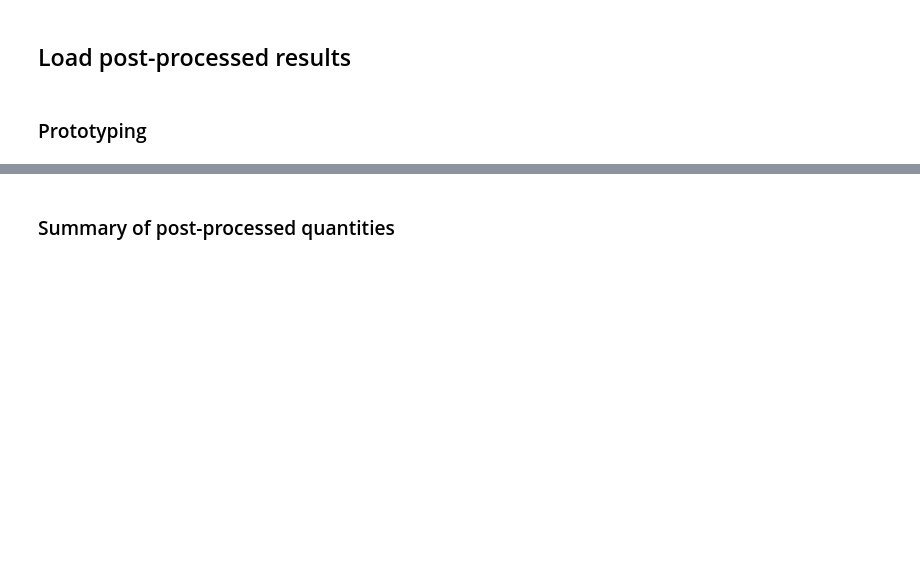
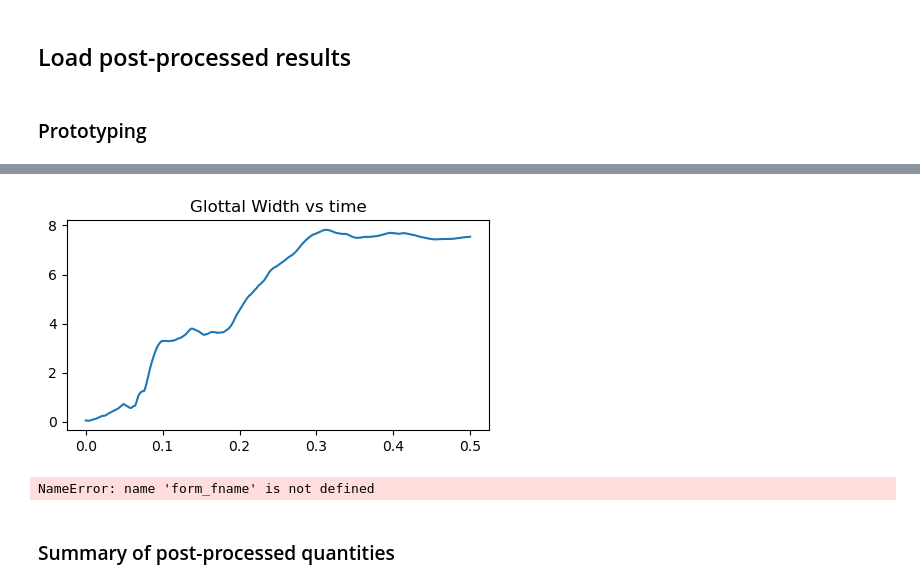
Before and after one commit to UWFluidFlowPhysicsGroup/vf-swelling-fiber, a Jupyter notebook: scar2D.ipynb, the cells around one changed output, grey strips where cells are left out. Saved outputs shown, nothing was run; the diff lists cells and outputs as text; code cells hidden in the pictures; blank space fills up the shorter version.

```diff
--- a/scar2D.ipynb
+++ b/scar2D.ipynb
@@ -55,7 +57,7 @@ PARAMS_DEFAULT = ExpParam({
     'GA': 3.0,
     'DZ': 0.00, # Spacing in Z axis
     'NZ': 1, # Number of segments in Z direction
-    'clscale': 0.5,
+    'clscale': 0.25,
     'Ecov': 2.5e3 * 10, # Ecover (Pa)
     'Ebod': 5e3 * 10, # Ebody (Pa)
     'Escar': 10.0e4, # Escar (Pa)
@@ -64,8 +66,8 @@ PARAMS_DEFAULT = ExpParam({
     'vcov': 1, # Volume change of cover by swelling
     'mcov': 0, # Change in material properties due to swelling (?)
     'psub': 0.6e3 * 10, # Subglottal pressure (kPa)
-    'dt': 5e-5, # Timestep size
-    'tf': 0.25, # Simulation end time
+    'dt': 10e-5, # Timestep size
+    'tf': 0.5, # Simulation end time
     'ModifyEffect': '',
     'SwellingDistribution':'uniform'
 })
@@ -352,45 +358,47 @@ gw = SIGNALS[param.to_str()+'/time.gw']
 ## Von Mises Stresses
 
 ## SPL
 
 ## Contact Pressure
 
 # Create total plot, dimensions are length, width
 plt.figure(figsize=(12, 6))
 
 # Create subplots for displaying info
 # subplot needs 3 digits, first 2 is x by y plot structuring, 3rd digit is plot order
 
 ## Glottal Width over Time
 plt.subplot(221)
 plt.title("Glottal Width vs time")
 plt.plot(t,gw)
 
-##
-plt.subplot(222)
-plt.title("pressure vs time")
-plt.plot(t,gw)
+# ##
+# plt.subplot(222)
+# plt.title("pressure vs time")
+# plt.plot(t,gw)
 
-##
-plt.subplot(223)
-plt.title("Glottal gap vs time")
-plt.plot(t,gw)
+# ##
+# plt.subplot(223)
+# plt.title("Glottal gap vs time")
+# plt.plot(t,gw)
 
-##
-plt.subplot(223)
-plt.title("Glottal gap vs time")
-plt.plot(t,gw)
+# ##
+# plt.subplot(224)
+# plt.title("Glottal gap vs time")
+# plt.plot(t,gw)
 
 
 
 # # Plotting Values using matplotlib
 # fig, ax = plt.subplots()
 
 # ax.add_subplot(2,2,1)
 # ax.plot(t, y)
 # ax.set_aspect('equal')
 # ax.set_title("Glottal Gap over Time")
 plt.show()
+# %% [output]
+[figure, added]
 # %%
 ## Animated Video
 fnames = form_fname(MESH_NAME, ECOV, EBOD, VCOV, MCOV, PSUB)
@@ -538,6 +546,8 @@ with sf.StateFile(model, f'{OUT_DIR}/{fname}.h5', mode='r') as f:
         frames=f.size + np.arange(-1000, 0)
     )
     ani.save(f'{FIG_DIR}/v{vcov:.2e}_m{mcov:.2e}.mp4', dpi=450, fps=60)
+# %% [output]
+NameError: name 'form_fname' is not defined
 # %% [markdown]
 ### Summary of post-processed quantities
 # %%
```
Also changed, not shown: parts of 3 cells of this notebook, 6 other files.
